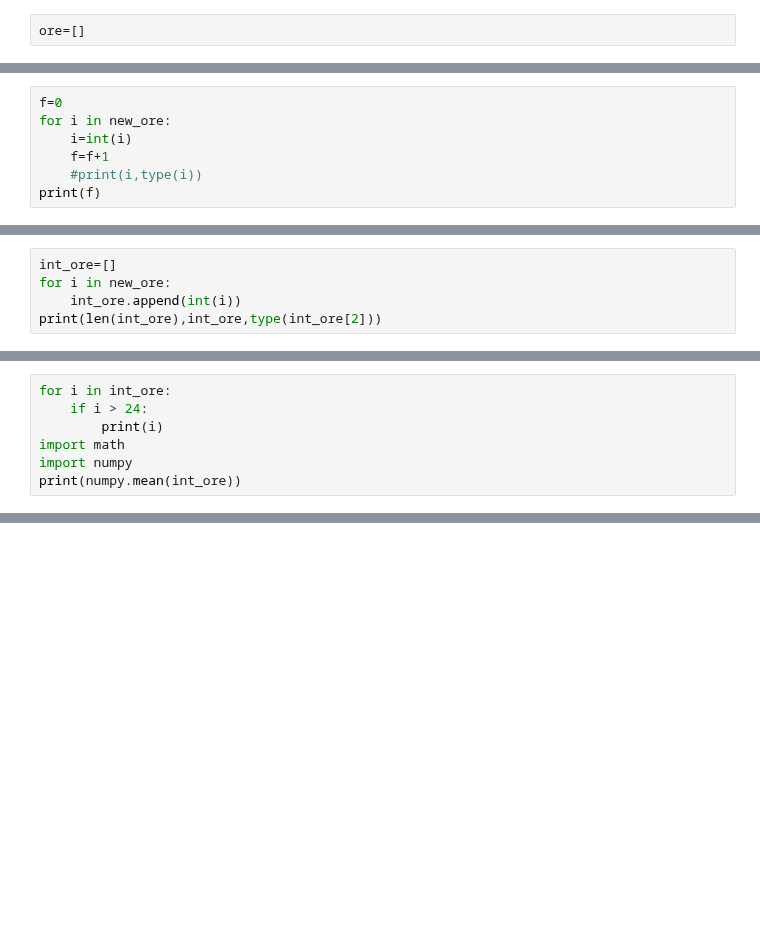
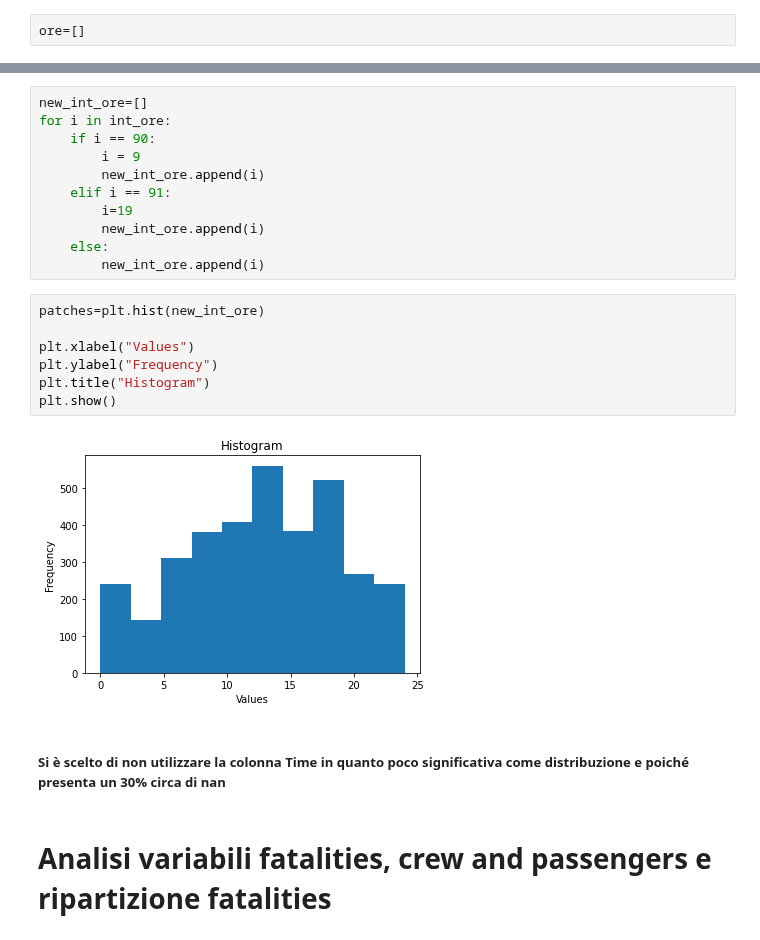
Before and after one commit to GabrieleLobina/network-project, a Jupyter notebook: Airplane_crashes.ipynb, the cells around one changed output, grey strips where cells are left out. Cells and saved outputs as stored; diff of their text form; blank space fills up the shorter version.

```diff
--- a/Airplane_crashes.ipynb
+++ b/Airplane_crashes.ipynb
@@ -610,7 +506,0 @@ print(new_ore,len(new_ore))
-# %%
-f=0
-for i in new_ore:
-    i=int(i)
-    f=f+1
-    #print(i,type(i))
-print(f)
@@ -619,5 +506,0 @@ print(f)
-# %%
-int_ore=[]
-for i in new_ore:
-    int_ore.append(int(i))
-print(len(int_ore),int_ore,type(int_ore[2]))
@@ -626,7 +506,0 @@ print(len(int_ore),int_ore,type(int_ore[2]))
-# %%
-for i in int_ore:
-    if i > 24:
-        print(i)
-import math
-import numpy
-print(numpy.mean(int_ore))
@@ -652,0 +507,24 @@ ValueError: Length of values (6914) does not match length of index (4967)
+# %%
+new_int_ore=[]
+for i in int_ore:
+    if i == 90:
+        i = 9
+        new_int_ore.append(i)
+    elif i == 91:
+        i=19
+        new_int_ore.append(i)
+    else:
+        new_int_ore.append(i)
+# %%
+patches=plt.hist(new_int_ore)
+
+plt.xlabel("Values")
+plt.ylabel("Frequency")
+plt.title("Histogram")
+plt.show()
+# %% [output]
+[figure, added]
+# %% [markdown]
+##### Si è scelto di non utilizzare la colonna Time in quanto poco significativa come distribuzione e poiché presenta un 30% circa di nan
+# %% [markdown]
+# Analisi variabili fatalities, crew and passengers e ripartizione fatalities
```
Also changed, not shown: parts of 83 cells of this notebook.
